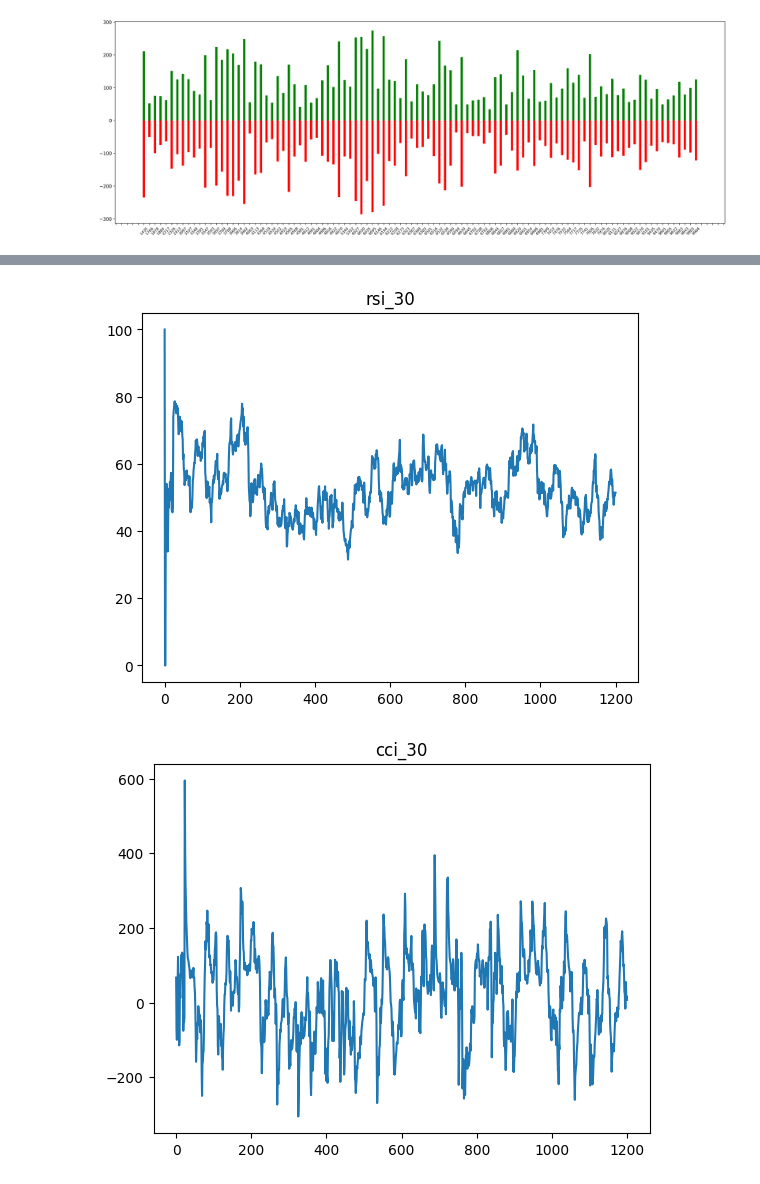
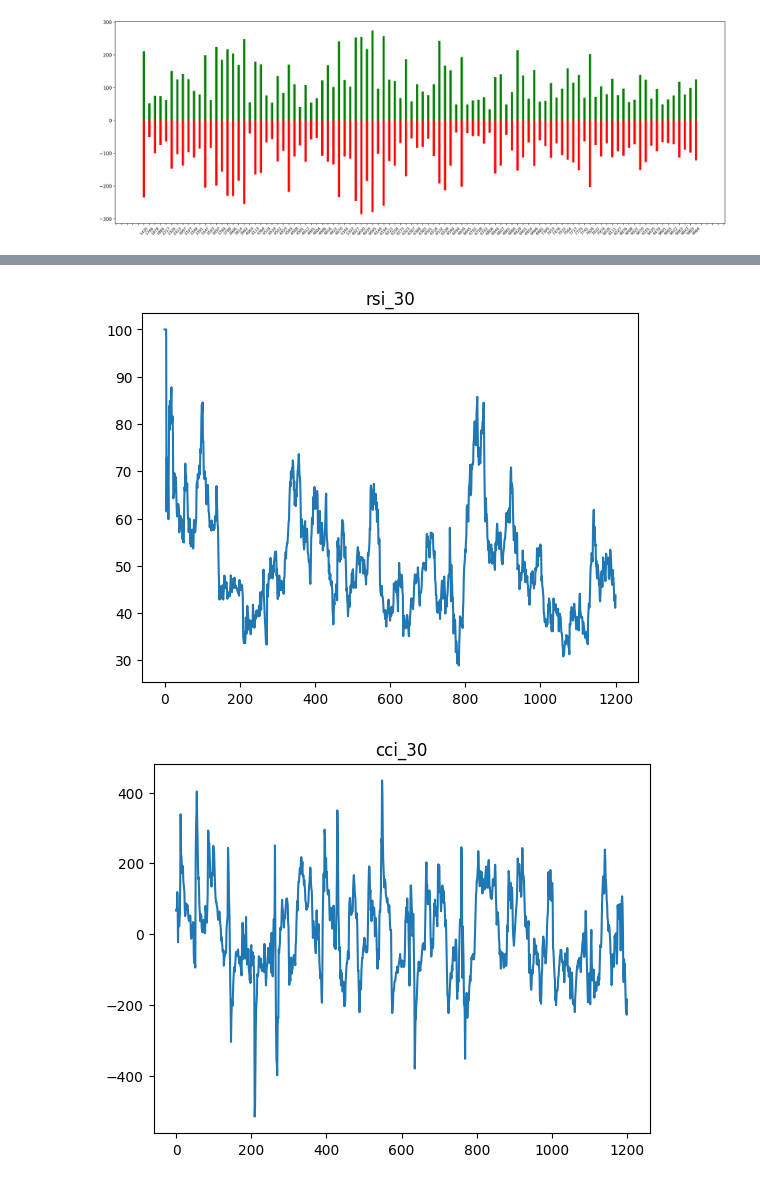
Before and after one commit to Cloud-Pku/jpx_trading_byRL, a Jupyter notebook: note.ipynb, the cells around one changed output, grey strips where cells are left out. Drawn from its saved outputs; the diff is of its cells as text; code cells hidden in the pictures.

```diff
--- a/note.ipynb
+++ b/note.ipynb
@@ -229,8 +229,8 @@ with open("./data/data_add_tech.pkl", 'rb') as f:
 
 df = df.sort_values(['tic','date']).reset_index(drop=True)
 df.index = df.date.factorize()[0]
-features = ['close', 'volume', 'macd', 'rsi_30', 'cci_30', 'dx_30']
-tic_name = 6146
+features = ['close', 'volume', 'macd', 'rsi_30', 'cci_30', 'dx_30', 'target']
+tic_name = 3914
 
 for feature in features:
     data = np.array(df.loc[df.tic == tic_name][feature])
@@ -244,2 +244,2 @@ for feature in features:
-[figure, old version]
+[figure, new version]
-[figure, old version]
+[figure, new version]
```
Also changed, not shown: parts of 1 cell of this notebook, 10 other files.
